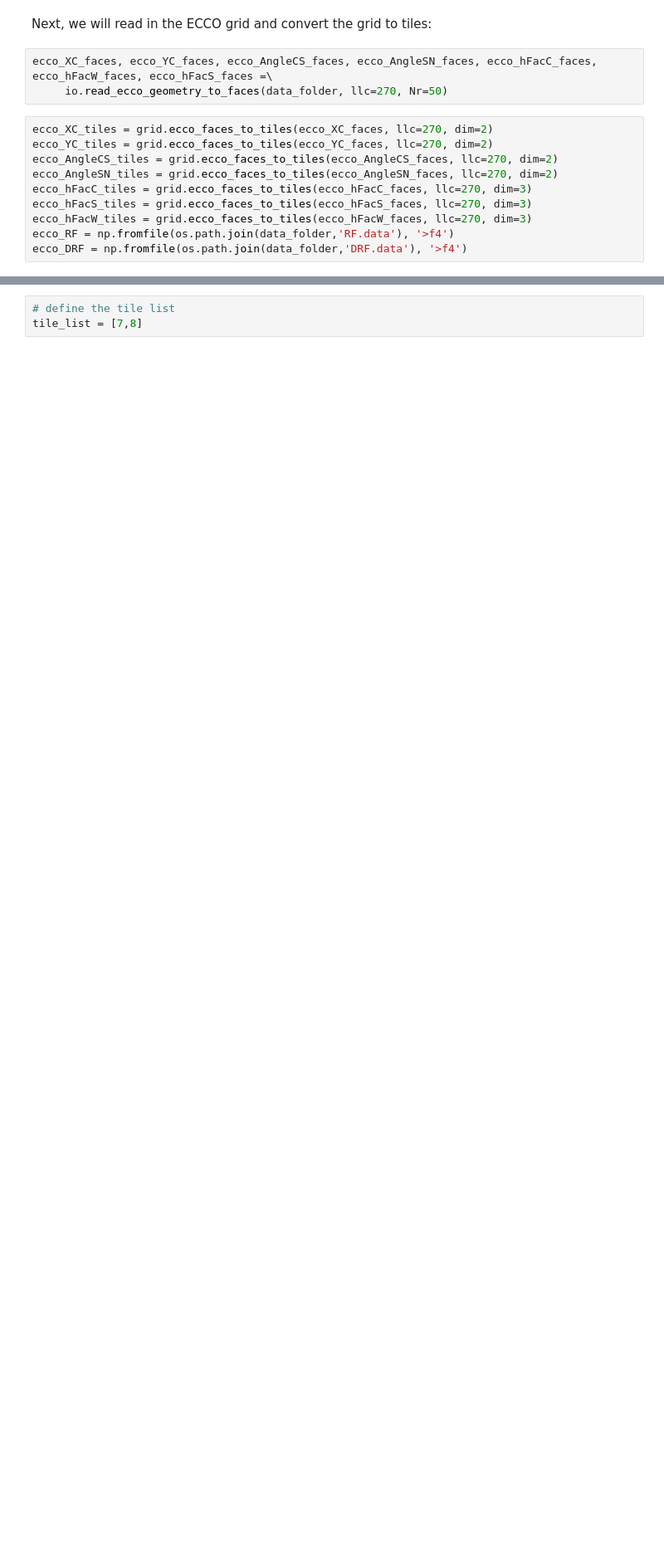
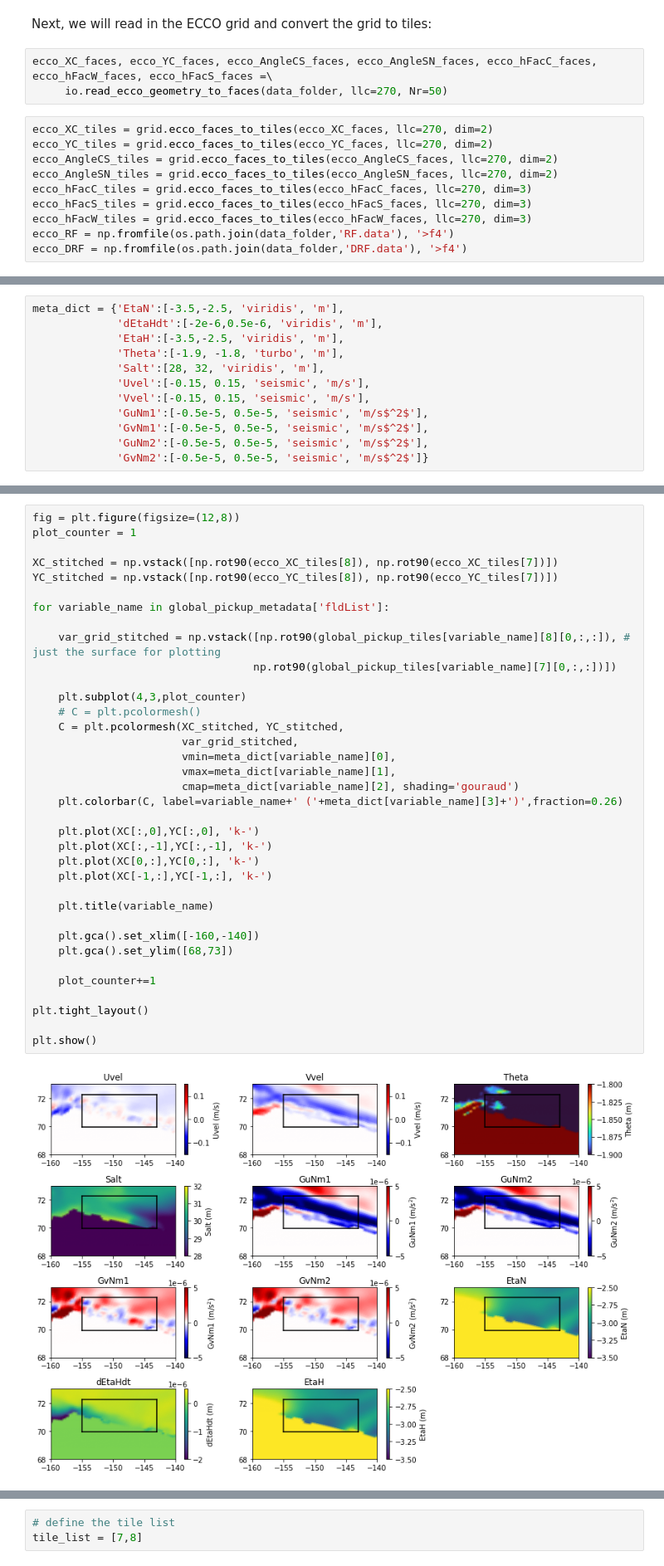
Before and after one commit to mhwood/eccoseas, a Jupyter notebook: docs/source/alaskan_north_slope_regional_model/initial_conditions.ipynb, the cells around one changed output, grey strips where cells are left out. Shown at 83% size. Cells and saved outputs as stored; diff of their text form; blank space fills up the shorter version.

```diff
--- a/docs/source/alaskan_north_slope_regional_model/initial_conditions.ipynb
+++ b/docs/source/alaskan_north_slope_regional_model/initial_conditions.ipynb
@@ -134,0 +116,12 @@ maskS[maskS>0] = 1
+# %%
+meta_dict = {'EtaN':[-3.5,-2.5, 'viridis', 'm'],
+             'dEtaHdt':[-2e-6,0.5e-6, 'viridis', 'm'],
+             'EtaH':[-3.5,-2.5, 'viridis', 'm'],
+             'Theta':[-1.9, -1.8, 'turbo', 'm'],
+             'Salt':[28, 32, 'viridis', 'm'],
+             'Uvel':[-0.15, 0.15, 'seismic', 'm/s'],
+             'Vvel':[-0.15, 0.15, 'seismic', 'm/s'],
+             'GuNm1':[-0.5e-5, 0.5e-5, 'seismic', 'm/s$^2$'],
+             'GvNm1':[-0.5e-5, 0.5e-5, 'seismic', 'm/s$^2$'],
+             'GuNm2':[-0.5e-5, 0.5e-5, 'seismic', 'm/s$^2$'],
+             'GvNm2':[-0.5e-5, 0.5e-5, 'seismic', 'm/s$^2$']}
@@ -134,0 +130,38 @@ maskS[maskS>0] = 1
+# %%
+fig = plt.figure(figsize=(12,8))
+plot_counter = 1
+
+XC_stitched = np.vstack([np.rot90(ecco_XC_tiles[8]), np.rot90(ecco_XC_tiles[7])])
+YC_stitched = np.vstack([np.rot90(ecco_YC_tiles[8]), np.rot90(ecco_YC_tiles[7])])
+
+for variable_name in global_pickup_metadata['fldList']:
+
+    var_grid_stitched = np.vstack([np.rot90(global_pickup_tiles[variable_name][8][0,:,:]), # just the surface for plotting
+                                  np.rot90(global_pickup_tiles[variable_name][7][0,:,:])])
+
+    plt.subplot(4,3,plot_counter)
+    # C = plt.pcolormesh()
+    C = plt.pcolormesh(XC_stitched, YC_stitched,
+                       var_grid_stitched,
+                       vmin=meta_dict[variable_name][0],
+                       vmax=meta_dict[variable_name][1],
+                       cmap=meta_dict[variable_name][2], shading='gouraud')
+    plt.colorbar(C, label=variable_name+' ('+meta_dict[variable_name][3]+')',fraction=0.26)
+
+    plt.plot(XC[:,0],YC[:,0], 'k-')
+    plt.plot(XC[:,-1],YC[:,-1], 'k-')
+    plt.plot(XC[0,:],YC[0,:], 'k-')
+    plt.plot(XC[-1,:],YC[-1,:], 'k-')
+
+    plt.title(variable_name)
+
+    plt.gca().set_xlim([-160,-140])
+    plt.gca().set_ylim([68,73])
+
+    plot_counter+=1
+
+plt.tight_layout()
+
+plt.show()
+# %% [output]
+[figure, added]
```
Also changed, not shown: parts of 53 cells of this notebook, 7 other files.
